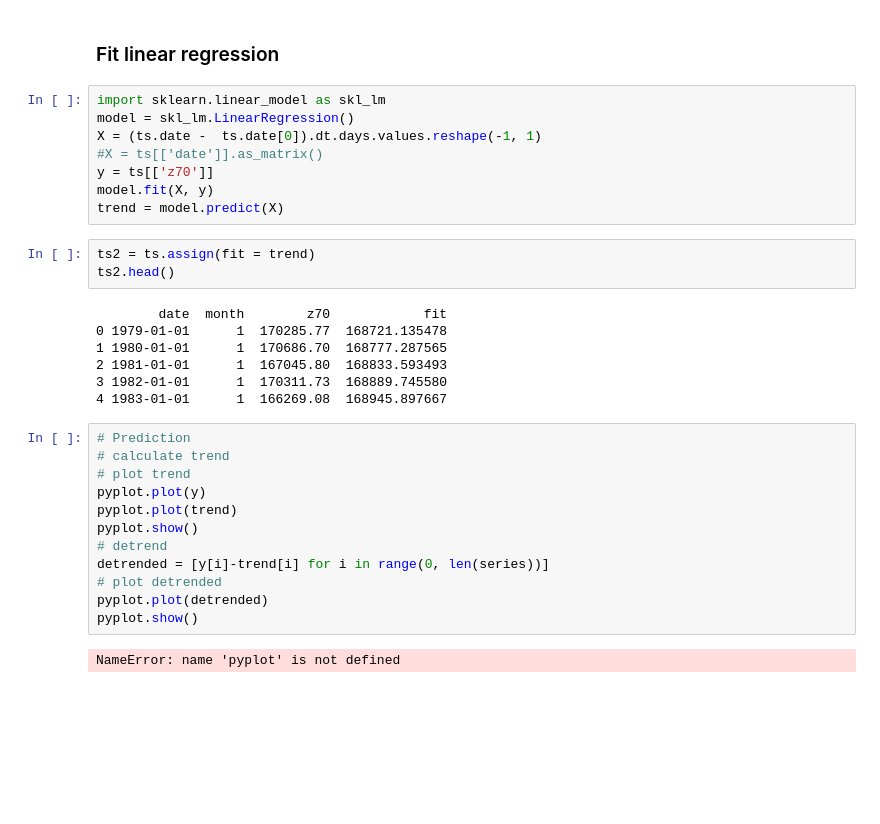
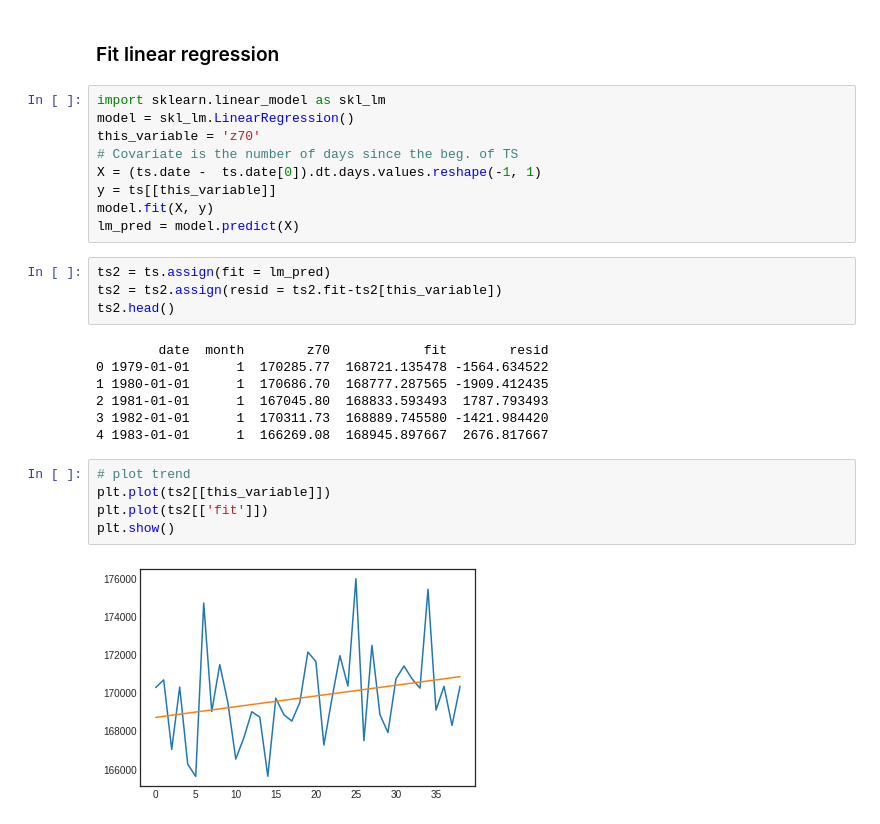
Before and after one commit to panhypersebastos/winter_predictor, a Jupyter notebook: detrending_deseason.ipynb, the cells around one changed output. Drawn from its saved outputs; the diff is of its cells as text; blank space fills up the shorter version.

Commit message:
Finished atomic preliminary study for detrending and de-seasonalization in jupyter

```diff
--- a/detrending_deseason.ipynb
+++ b/detrending_deseason.ipynb
@@ -169,32 +171,27 @@ py.iplot(data, filename='pandas-time-series')
 # %%
 import sklearn.linear_model as skl_lm
 model = skl_lm.LinearRegression()
+this_variable = 'z70'
+# Covariate is the number of days since the beg. of TS
 X = (ts.date -  ts.date[0]).dt.days.values.reshape(-1, 1)
-#X = ts[['date']].as_matrix()
-y = ts[['z70']]
+y = ts[[this_variable]]
 model.fit(X, y)
-trend = model.predict(X)
+lm_pred = model.predict(X)
 # %%
-ts2 = ts.assign(fit = trend)
+ts2 = ts.assign(fit = lm_pred)
+ts2 = ts2.assign(resid = ts2.fit-ts2[this_variable])
 ts2.head()
 # %% [output]
-        date  month        z70            fit
-0 1979-01-01      1  170285.77  168721.135478
-1 1980-01-01      1  170686.70  168777.287565
-2 1981-01-01      1  167045.80  168833.593493
-3 1982-01-01      1  170311.73  168889.745580
-4 1983-01-01      1  166269.08  168945.897667
+        date  month        z70            fit        resid
+0 1979-01-01      1  170285.77  168721.135478 -1564.634522
+1 1980-01-01      1  170686.70  168777.287565 -1909.412435
+2 1981-01-01      1  167045.80  168833.593493  1787.793493
+3 1982-01-01      1  170311.73  168889.745580 -1421.984420
+4 1983-01-01      1  166269.08  168945.897667  2676.817667
-# %%
-# Prediction
-# calculate trend
-# plot trend
-pyplot.plot(y)
-pyplot.plot(trend)
-pyplot.show()
-# detrend
-detrended = [y[i]-trend[i] for i in range(0, len(series))]
-# plot detrended
-pyplot.plot(detrended)
-pyplot.show()
-# %% [output]
-NameError: name 'pyplot' is not defined
+# %%
+# plot trend
+plt.plot(ts2[[this_variable]])
+plt.plot(ts2[['fit']])
+plt.show()
+# %% [output]
+[figure, added]
```
Also changed, not shown: parts of 7 cells of this notebook, 1 other file.
